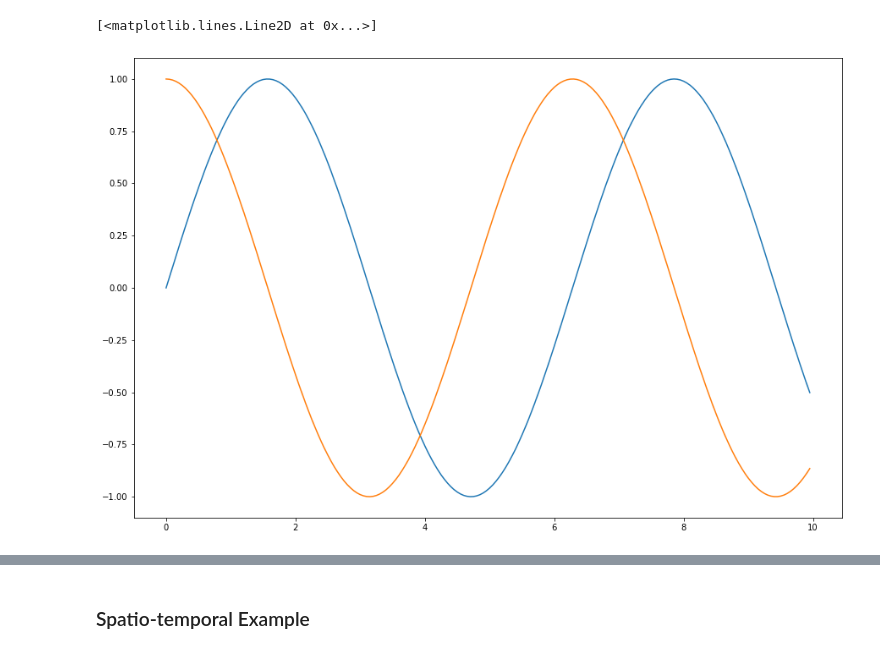
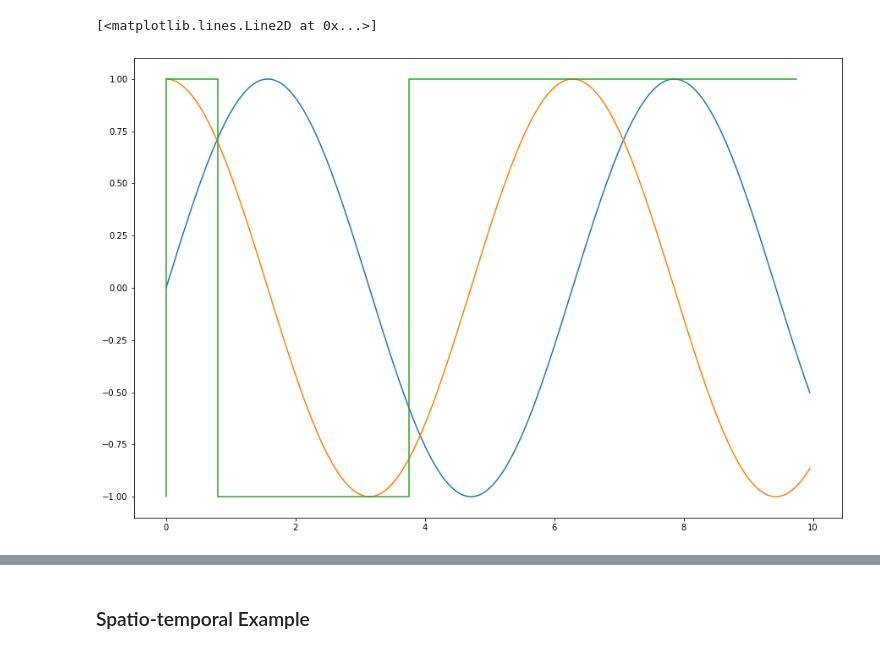
Before and after one commit to MoonLightSuite/moonlight, a Jupyter notebook: distribution_files/python/getting_started.ipynb, the cells around one changed output, grey strips where cells are left out. Cells and saved outputs as stored; diff of their text form; code cells hidden in the pictures.

Commit message:
updated getting started script

```diff
--- a/distribution_files/python/getting_started.ipynb
+++ b/distribution_files/python/getting_started.ipynb
@@ -5,11 +27,12 @@ import matplotlib.pyplot as plt
 # %%
-## STEP 1: generate the  signal
+monitor = moonlightScript.getMonitor("future")
 time =list(np.arange(0,10,0.05))
 f1,f2 = np.sin(time),np.cos(time)
-
-plt.rcParams["figure.figsize"] = (15,10)
+space = list(zip(f1,f2))
+result = np.array(monitor.monitor(time,space))
 plt.plot(time,f1)
 plt.plot(time,f2)
+plt.step(result[:,0],result[:,1])
 # %% [output]
 [<matplotlib.lines.Line2D at 0x...>]
-[figure, old version]
+[figure, new version]
```
Also changed, not shown: parts of 10 cells of this notebook.
